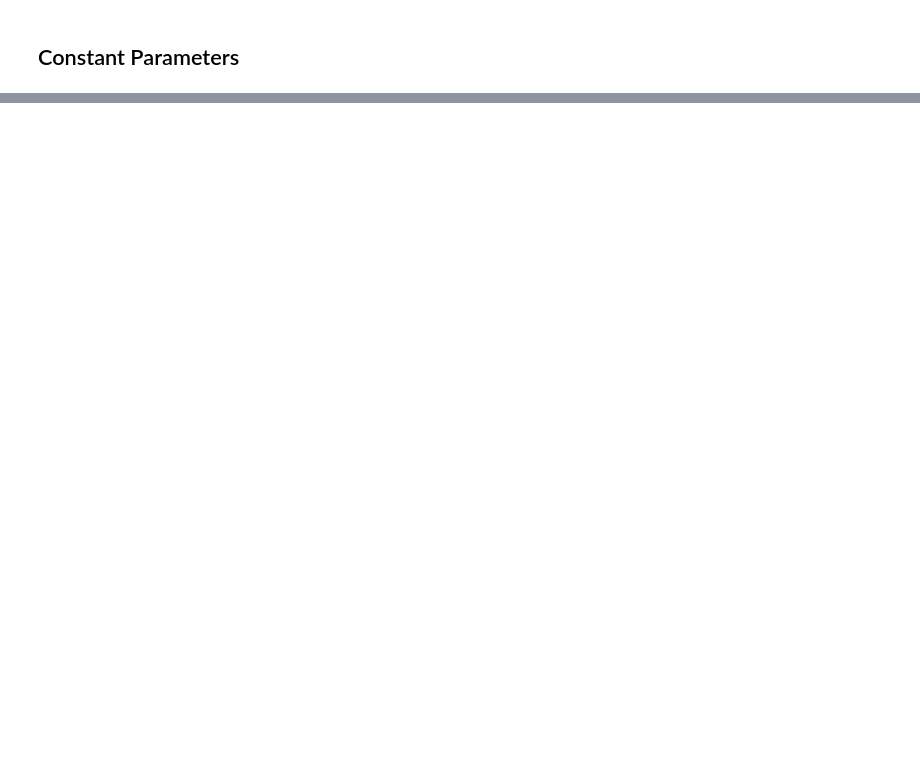
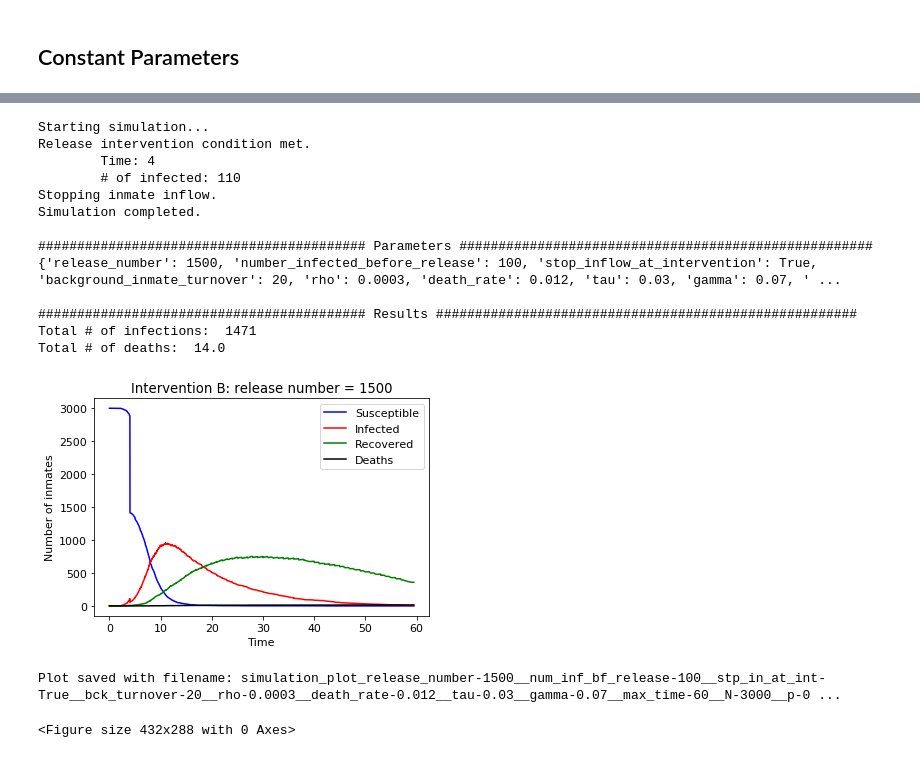
Before and after one commit to bwolfson97/UCLA-Networks-Final-Project, a Jupyter notebook: experiments.ipynb, the cells around one changed output, grey strips where cells are left out. Cells and saved outputs as stored; diff of their text form; code cells hidden in the pictures; blank space fills up the shorter version.

```diff
--- a/experiments.ipynb
+++ b/experiments.ipynb
@@ -156,0 +171,23 @@ t, S, I, R, D = (end_to_end(background_inmate_turnover,
+# %%
+t, S, I, R, D = (end_to_end(release_number=1500,
+                            number_infected_before_release=100,
+                            stop_inflow_at_intervention=True,
+                            save_plot=True,
+                            title='Intervention B: release number = 1500'))
+# %% [output]
+Starting simulation...
+Release intervention condition met.
+        Time: 4
+        # of infected: 110
+Stopping inmate inflow.
+Simulation completed.
+
+########################################## Parameters #####################################################
+{'release_number': 1500, 'number_infected_before_release': 100, 'stop_inflow_at_intervention': True, 'background_inmate_turnover': 20, 'rho': 0.0003, 'death_rate': 0.012, 'tau': 0.03, 'gamma': 0.07, ' ...
+
+########################################## Results ######################################################
+Total # of infections:  1471
+Total # of deaths:  14.0
+[figure, added]
+Plot saved with filename: simulation_plot_release_number-1500__num_inf_bf_release-100__stp_in_at_int-True__bck_turnover-20__rho-0.0003__death_rate-0.012__tau-0.03__gamma-0.07__max_time-60__N-3000__p-0 ...
+<Figure size 432x288 with 0 Axes>
```
Also changed, not shown: parts of 22 cells of this notebook, 2 other files.
